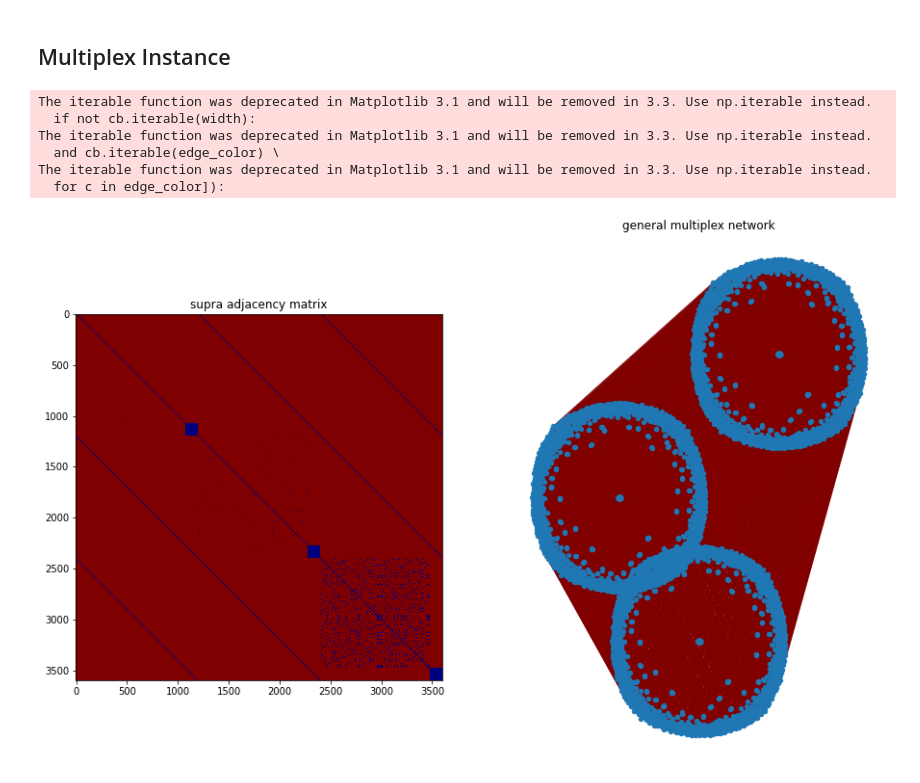
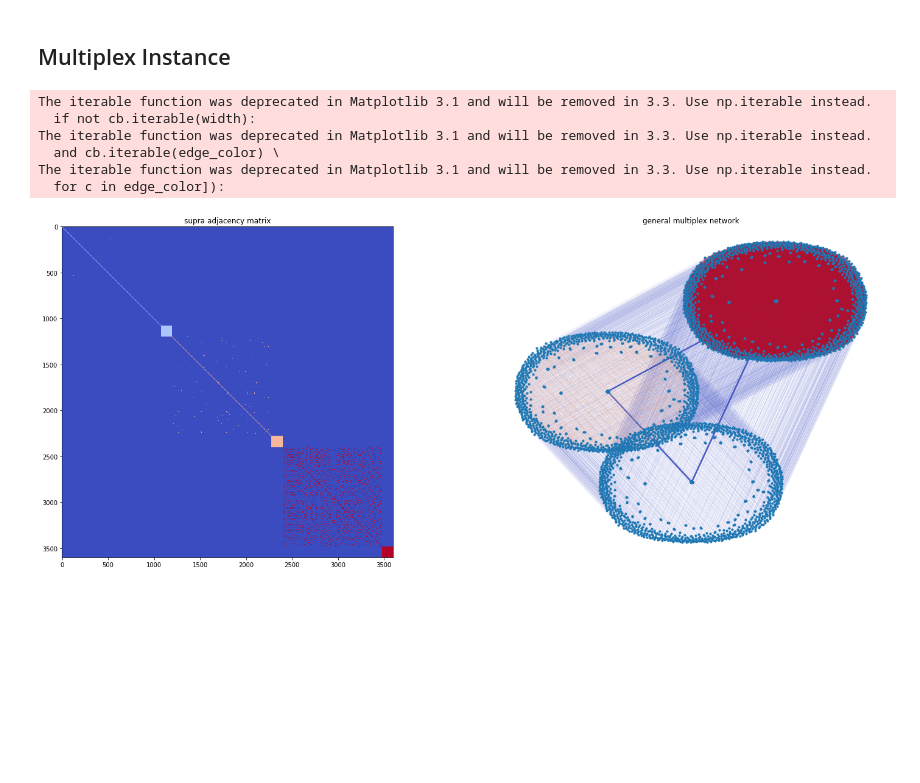
Before and after one commit to MachineLearningJournalClub/GAMELEON, a Jupyter notebook: Multiplex_Analysis.ipynb, the cells around one changed output. Drawn from its saved outputs; the diff is of its cells as text; code cells hidden in the pictures; blank space fills up the shorter version.

```diff
--- a/Multiplex_Analysis.ipynb
+++ b/Multiplex_Analysis.ipynb
@@ -218,35 +218,37 @@ stuff_graph = mx.from_numpy_matrix(stuff_adj)
 multi_net = mx.MultilayerGraph(list_of_layers=[living_graph, working_graph, stuff_graph],
                         inter_adjacency_matrix= inter_adj)
 
-multi_net.set_edges_weights(inter_layer_edges_weight=1)
 
+multi_net.set_edges_weights(inter_layer_edges_weight=0.1)
+
+# ToDo set weights based on daily interaction time
 multi_net.set_intra_edges_weights(layer=0,weight=1)
-multi_net.set_intra_edges_weights(layer=1,weight=1)
-multi_net.set_intra_edges_weights(layer=2,weight=1)
+multi_net.set_intra_edges_weights(layer=1,weight=2)
+multi_net.set_intra_edges_weights(layer=2,weight=3)
 # %%
-fig = plt.figure(figsize=(15,10))
+fig = plt.figure(figsize=(25,10))
 ax1 = fig.add_subplot(121)
 ax1.imshow(mx.adjacency_matrix(multi_net,weight='weight').todense(),
-		  origin='upper',interpolation='nearest',cmap=plt.cm.jet_r)
+		  origin='upper',interpolation='nearest',cmap=plt.cm.coolwarm)
 ax1.set_title('supra adjacency matrix')
 
 ax2 = fig.add_subplot(122)
 ax2.axis('off')
 ax2.set_title('general multiplex network')
 pos = mx.get_position(multi_net,mx.fruchterman_reingold_layout(multi_net.get_layer(0)),
 					  layer_vertical_shift=.3,
 					  layer_horizontal_shift=0.9,
 					  proj_angle=.2)
 
-mx.draw_networkx(multi_net,pos=pos,ax=ax2,node_size=20,with_labels=False,
+mx.draw_networkx(multi_net,pos=pos,ax=ax2,node_size=10,with_labels=False,
 				 edge_color=[multi_net[a][b]['weight'] for a,b in multi_net.edges()],
-				 edge_cmap=plt.cm.jet_r)
+				 edge_cmap=plt.cm.coolwarm, width = 0.05)
 plt.show()
 # %% [output]
 The iterable function was deprecated in Matplotlib 3.1 and will be removed in 3.3. Use np.iterable instead.
   if not cb.iterable(width):
 The iterable function was deprecated in Matplotlib 3.1 and will be removed in 3.3. Use np.iterable instead.
   and cb.iterable(edge_color) \
 The iterable function was deprecated in Matplotlib 3.1 and will be removed in 3.3. Use np.iterable instead.
   for c in edge_color]):
-[figure, old version]
+[figure, new version]
```
